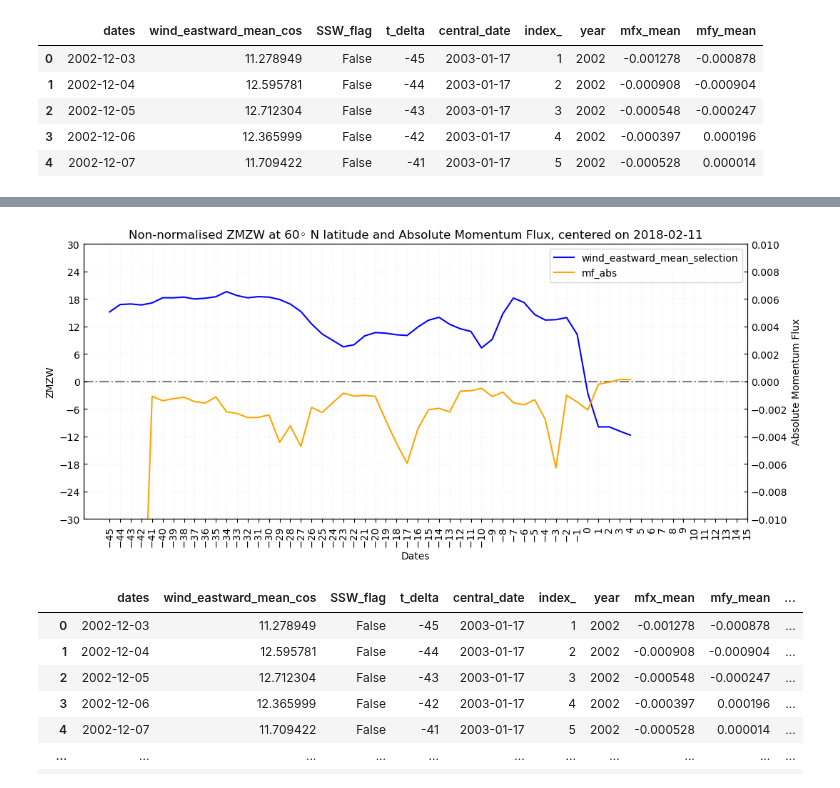
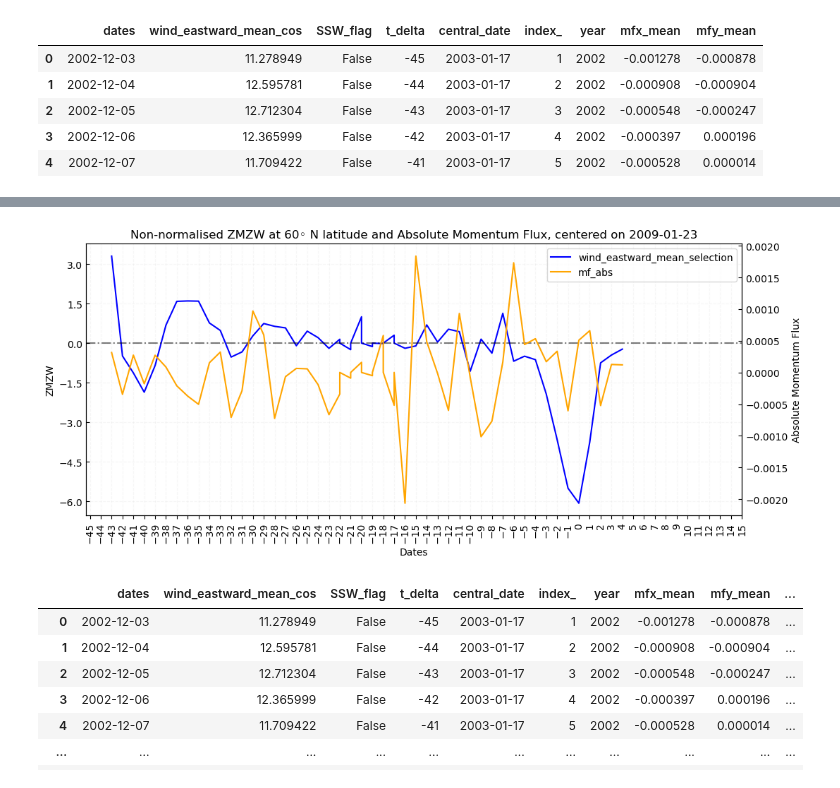
Before and after one commit to jonyjesus18/final-year-proj, a Jupyter notebook: var_zmzw_gw.ipynb, the cells around one changed output, grey strips where cells are left out. Cells and saved outputs as stored; diff of their text form; code cells hidden in the pictures.

```diff
--- a/var_zmzw_gw.ipynb
+++ b/var_zmzw_gw.ipynb
@@ -75,9 +75,22 @@ df_all.head(5)
 | 3 | 2002-12-06 | 12.365999 | False | -42 | 2003-01-17 | 4 | 2002 | -0.000397 | 0.000196 |
 | 4 | 2002-12-07 | 11.709422 | False | -41 | 2003-01-17 | 5 | 2002 | -0.000528 | 0.000014 |
 # %%
-# Calculate avs and stds to plot over time for all ssw
-avgs = df_all.mean()
-devs = df_all.std()
+
+df = df_all[['central_date','t_delta','mfx_mean', 'wind_eastward_mean_cos']] # Calculate avs and stds to plot over time for all ssw
+
+avgs = df.mean()
+devs = df.std()
 
 for col in ['mfx_mean', 'wind_eastward_mean_cos']:
-    df_all[f"{col}_zscore"] = (df_all[col] - avgs.loc[col]) / devs.loc[col]
+    df[f"{col}_zscore"] = (df[col] - avgs.loc[col]) / devs.loc[col]
+
+# =================================================================================================
+# Plot normalized absolute Momemtum flux and ZMZW with Matplotlib
+# =================================================================================================
+df = df[df['t_delta'] < 5]
+
+date = '2009-01-23'
+df = df[df['central_date'] == date]
+
+df['mfx_mean_zscore_diff'] = df['mfx_mean'].diff()
+df['wind_eastward_mean_cos_zscore_diff'] = df['wind_eastward_mean_cos'].diff()
@@ -185,11 +96,0 @@ array(['2003-01-17', '2004-01-02', '2006-01-22', '2007-02-22',
-# %%
-# =================================================================================================
-# Plot normalized absolute Momemtum flux and ZMZW with Matplotlib
-# =================================================================================================
-df_all = df_all[df_all['t_delta'] < 5]
-
-df = df_all
-date = '2018-02-11'
-df = df[df['central_date'] == date]
-# df['mfx_mean_zscore'] = df['mfx_mean'].diff()
-# df['wind_eastward_mean_cos_zscore'] = df['mfx_mean'].diff()
@@ -201,44 +122,40 @@ import matplotlib.pyplot as plt
 # Plot the data
 fig, ax1 = plt.subplots(figsize=(12, 5))
 
-line1, = ax1.plot(df['t_delta'], df['wind_eastward_mean_cos'], color='blue', label='wind_eastward_mean_selection')
+line1, = ax1.plot(df['t_delta'], df['wind_eastward_mean_cos_zscore_diff'], color='blue', label='wind_eastward_mean_selection')
 ax1.set_xlabel('Dates', color='black')
 ax1.set_ylabel('ZMZW', color='black')
 ax1.tick_params(axis='y', labelcolor='black', which='both', direction='in')
-ax1.set_ylim([-30, 30])
-# ax1.set_ylim([-0.01, 0.01])
 
 ax1.grid(axis='both', which='both', linestyle='--', alpha=0.1)
 
 ax2 = ax1.twinx()
 
-line2, = ax2.plot(df['t_delta'], df['mfx_mean'], color='orange', label='mf_abs')
+line2, = ax2.plot(df['t_delta'], df['mfx_mean_zscore_diff'], color='orange', label='mf_abs')
 ax2.set_ylabel('Absolute Momentum Flux', color='black')
 ax2.tick_params(axis='y', labelcolor='black', which='both', direction='in')
-# ax2.set_ylim([-0.01, 0.01])
-ax2.set_ylim([-0.01, 0.01])
 
 
 # add line on y = 0
 ax1.axhline(y=0, color='black', linestyle='dashdot', alpha=0.5)
 # Increase tick frequency on the x-axis
 # set x axis ticks to be every 2nd value
 plt.xticks(np.linspace(-45,15,61), rotation = 90)
 # rotate x ticks
 plt.setp(ax1.xaxis.get_majorticklabels(), rotation=90)
 
 # Increase tick frequency on the y-axis
 ax1.yaxis.set_major_locator(plt.MaxNLocator(10))
 ax2.yaxis.set_major_locator(plt.MaxNLocator(10))
 
 # Add title and legend
 # plt.title(f'Normalized (z-score) ZMZW at 60◦ N latitude and Absolute Momentum Flux, centered on {date}')
 plt.title(f'Non-normalised ZMZW at 60◦ N latitude and Absolute Momentum Flux, centered on {date}')
 
 lines = [line1, line2]
 labels = [l.get_label() for l in lines]
 plt.legend(lines, labels, loc='upper right')
 
 plt.show()
 # %% [output]
-[figure, old version]
+[figure, new version]
```
Also changed, not shown: parts of 12 cells of this notebook, 9 other files.
